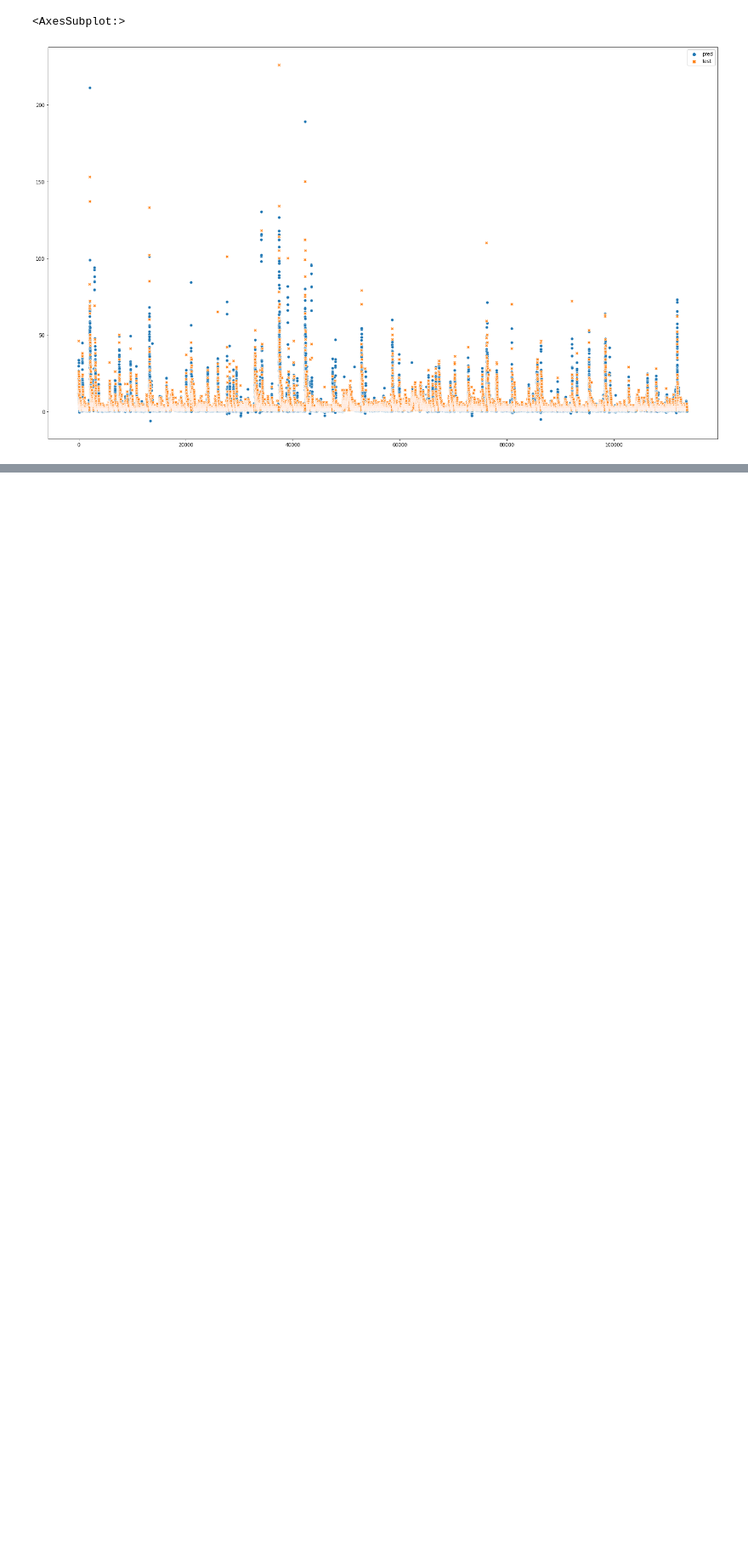
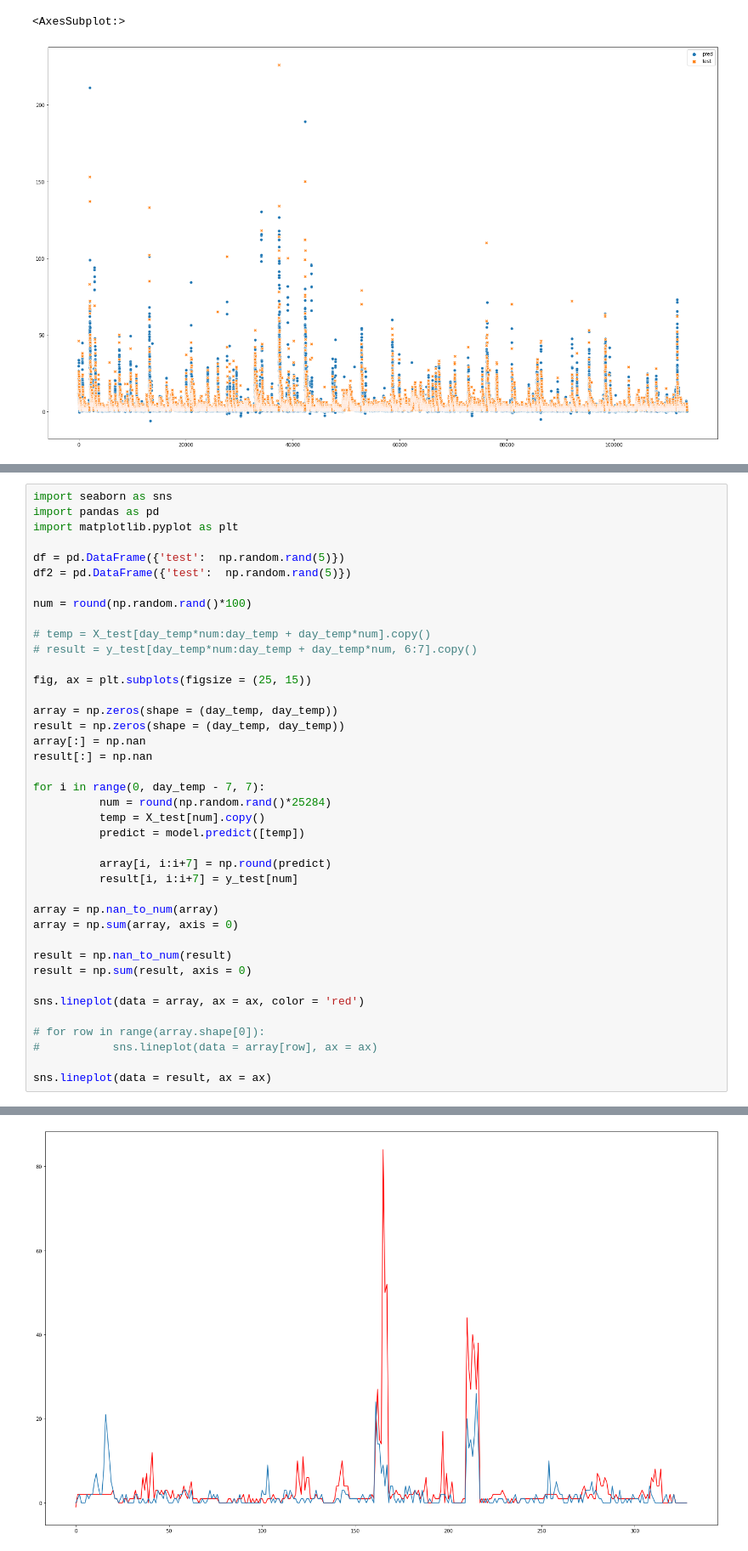
Before and after one commit to ToanLyHoa/Report-data-analysis, a Jupyter notebook: Model/train_30_30_30_pred_7.ipynb, the cells around one changed output, grey strips where cells are left out. Shown at 85% size. Cells and saved outputs as stored; diff of their text form; blank space fills up the shorter version.

```diff
--- a/Model/train_30_30_30_pred_7.ipynb
+++ b/Model/train_30_30_30_pred_7.ipynb
@@ -204,0 +218,41 @@ sns.lineplot(data = result, ax = ax)
+# %%
+import seaborn as sns
+import pandas as pd
+import matplotlib.pyplot as plt
+
+df = pd.DataFrame({'test':  np.random.rand(5)})
+df2 = pd.DataFrame({'test':  np.random.rand(5)})
+
+num = round(np.random.rand()*100)
+
+# temp = X_test[day_temp*num:day_temp + day_temp*num].copy()
+# result = y_test[day_temp*num:day_temp + day_temp*num, 6:7].copy()
+
+fig, ax = plt.subplots(figsize = (25, 15))
+
+array = np.zeros(shape = (day_temp, day_temp))
+result = np.zeros(shape = (day_temp, day_temp))
+array[:] = np.nan
+result[:] = np.nan
+
+for i in range(0, day_temp - 7, 7):
+          num = round(np.random.rand()*25284)
+          temp = X_test[num].copy()
+          predict = model.predict([temp])
+
+          array[i, i:i+7] = np.round(predict)
+          result[i, i:i+7] = y_test[num]
+
+array = np.nan_to_num(array)
+array = np.sum(array, axis = 0)
+
+result = np.nan_to_num(result)
+result = np.sum(result, axis = 0)
+
+sns.lineplot(data = array, ax = ax, color = 'red')
+
+# for row in range(array.shape[0]):
+#           sns.lineplot(data = array[row], ax = ax)
+
+sns.lineplot(data = result, ax = ax)
+# %% [output]
@@ -204,0 +260 @@ sns.lineplot(data = result, ax = ax)
+[figure, added]
```
Also changed, not shown: parts of 26 cells of this notebook, 1 other file.
